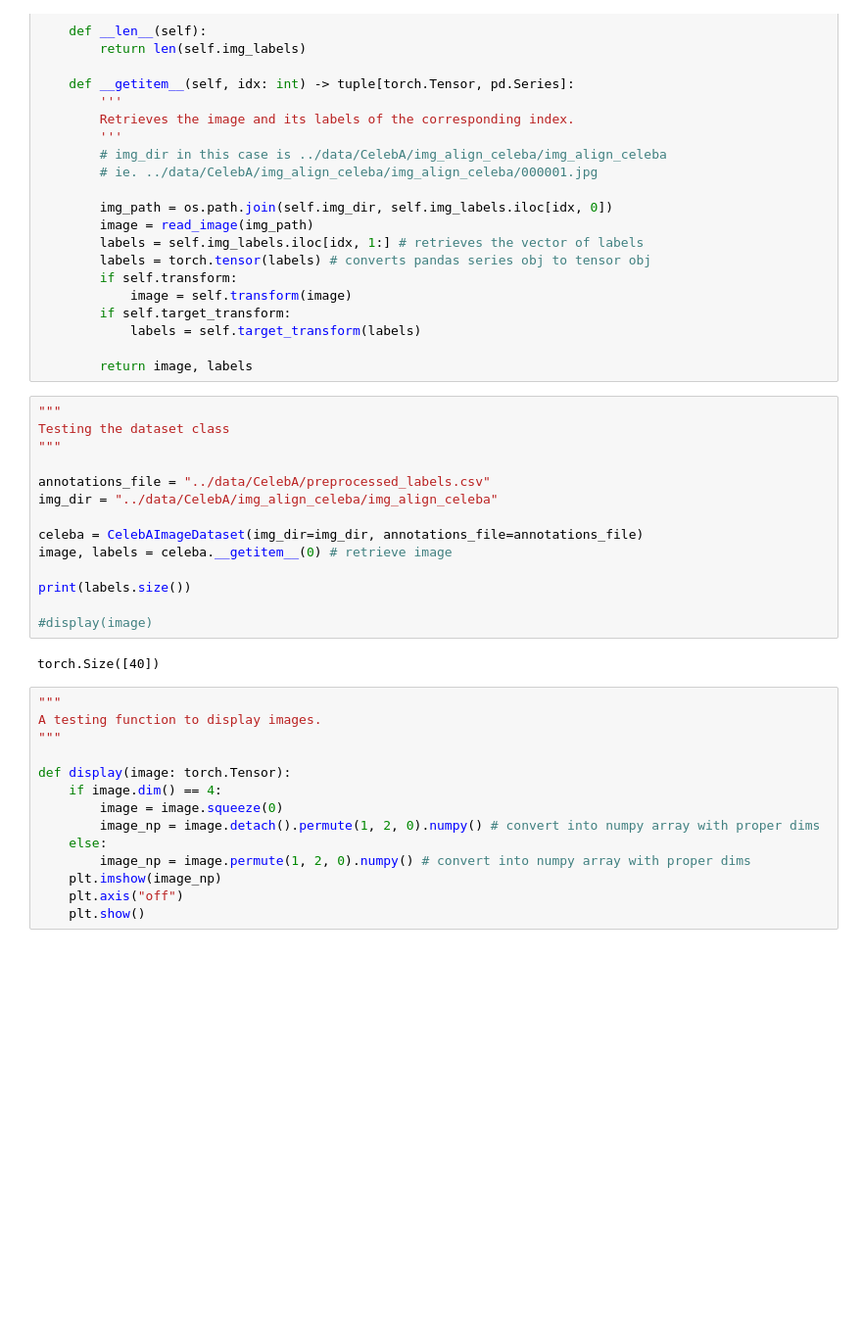
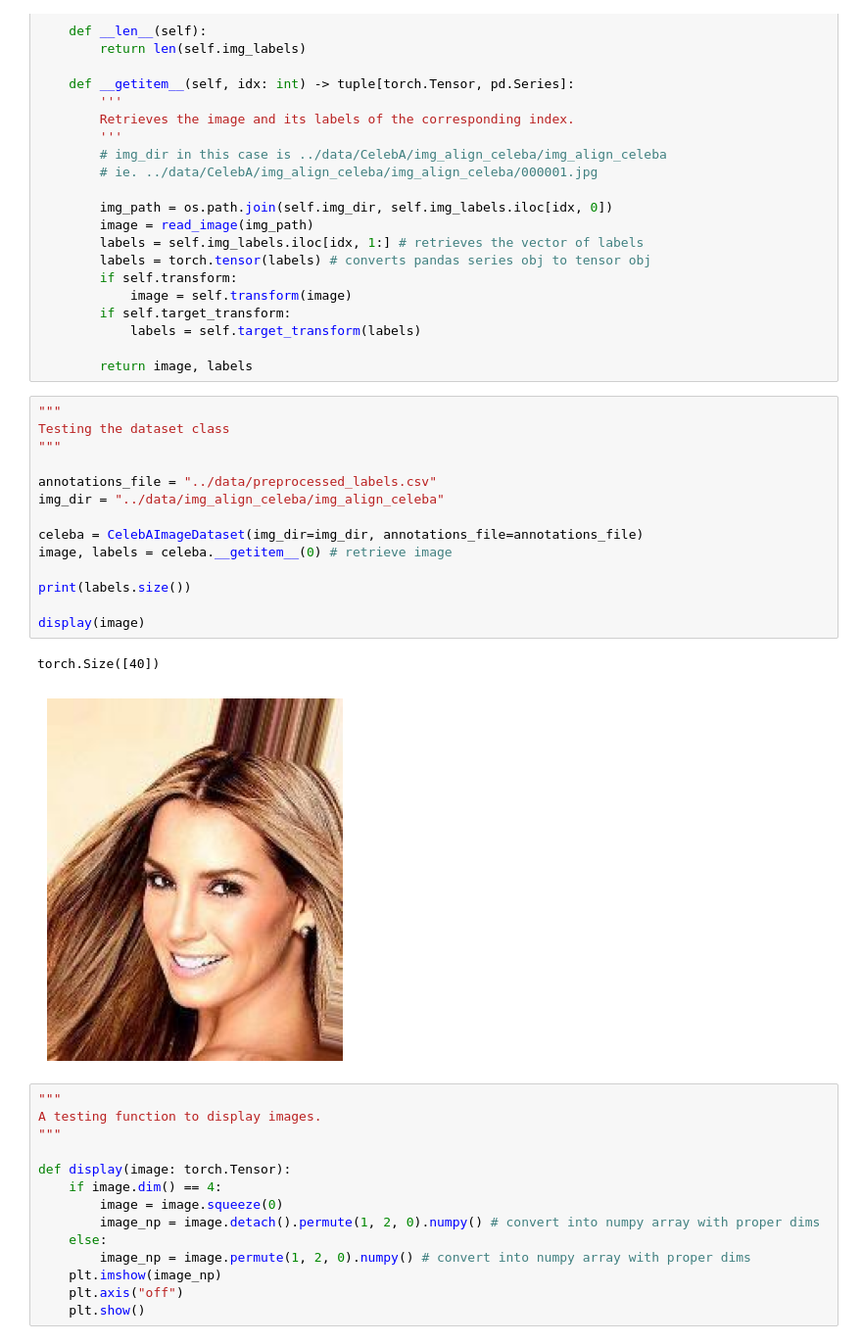
Before and after one commit to Ray-Shu/image-generator, a Jupyter notebook: notebooks/prototype.ipynb, the cells around one changed output. Shown at 98% size. Saved outputs shown, nothing was run; the diff lists cells and outputs as text; blank space fills up the shorter version.

```diff
--- a/notebooks/prototype.ipynb
+++ b/notebooks/prototype.ipynb
@@ -298,19 +301,20 @@ class CelebAImageDataset(Dataset):
 # %%
 """
 Testing the dataset class
 """
 
-annotations_file = "../data/CelebA/preprocessed_labels.csv"
-img_dir = "../data/CelebA/img_align_celeba/img_align_celeba"
+annotations_file = "../data/preprocessed_labels.csv"
+img_dir = "../data/img_align_celeba/img_align_celeba"
 
 celeba = CelebAImageDataset(img_dir=img_dir, annotations_file=annotations_file)
 image, labels = celeba.__getitem__(0) # retrieve image
 
 print(labels.size())
 
-#display(image)
+display(image)
 # %% [output]
 torch.Size([40])
+[figure, added]
 # %%
 """
 A testing function to display images.
```
Also changed, not shown: parts of 14 cells of this notebook.
